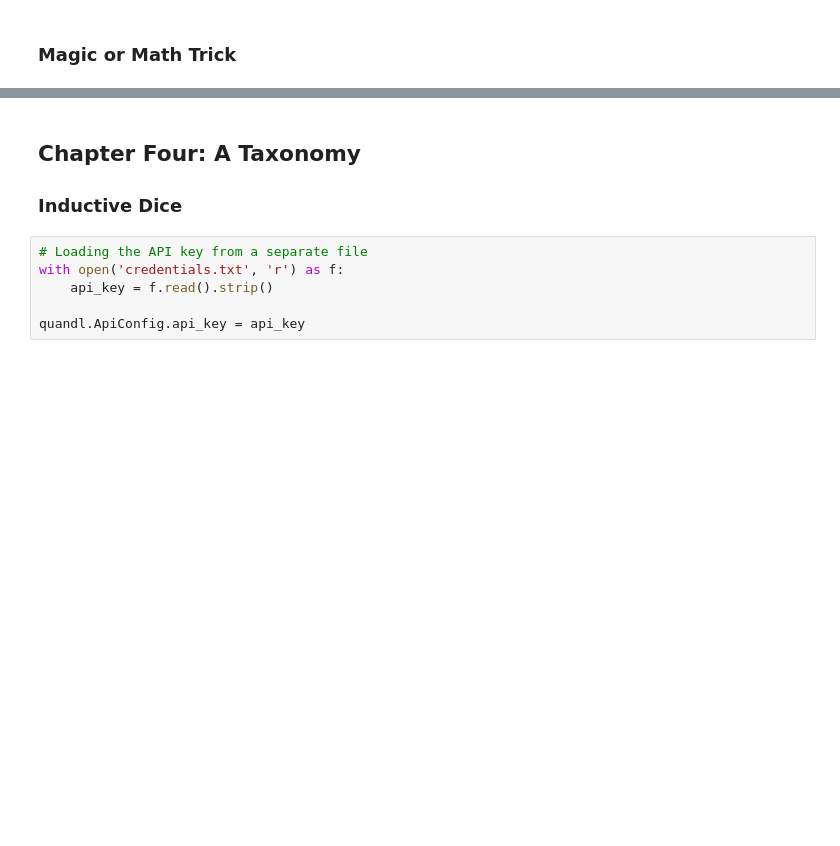
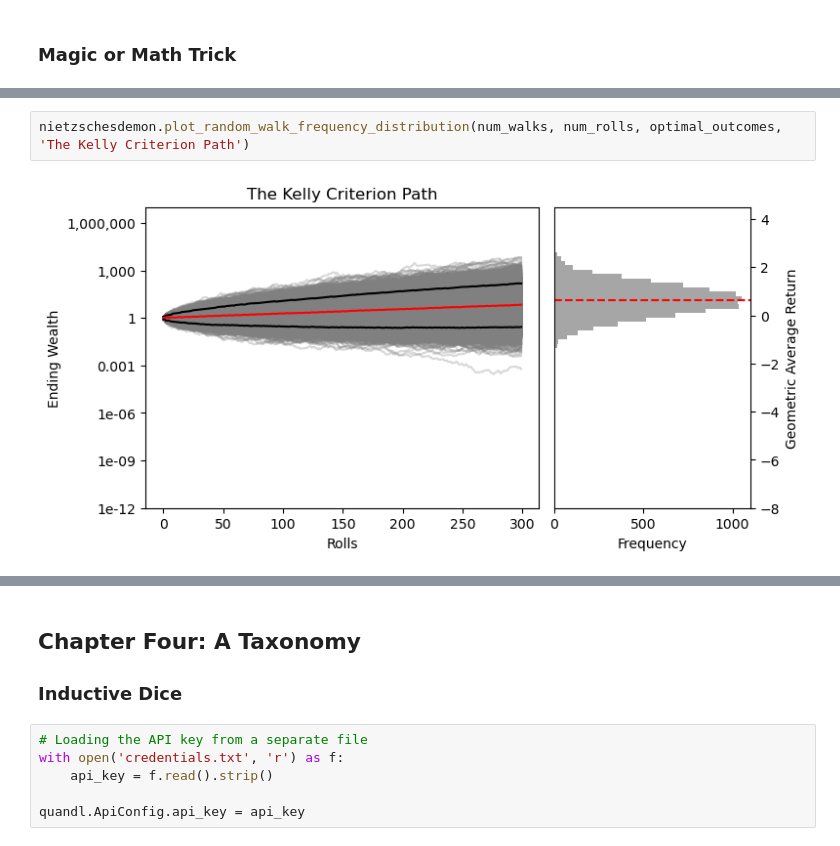
Before and after one commit to niklas-fischer/safehaven, a Jupyter notebook: notebooks/main.ipynb, the cells around one changed output, grey strips where cells are left out. Drawn from its saved outputs; the diff is of its cells as text; blank space fills up the shorter version.

```diff
--- a/notebooks/main.ipynb
+++ b/notebooks/main.ipynb
@@ -242,0 +267,4 @@ kellycriterion.plot_kelly_optimal(dice_outcomes, cash_outcomes)
+# %%
+nietzschesdemon.plot_random_walk_frequency_distribution(num_walks, num_rolls, optimal_outcomes, 'The Kelly Criterion Path')
+# %% [output]
+[figure, added]
```
Also changed, not shown: parts of 22 cells of this notebook, 1 other file.
